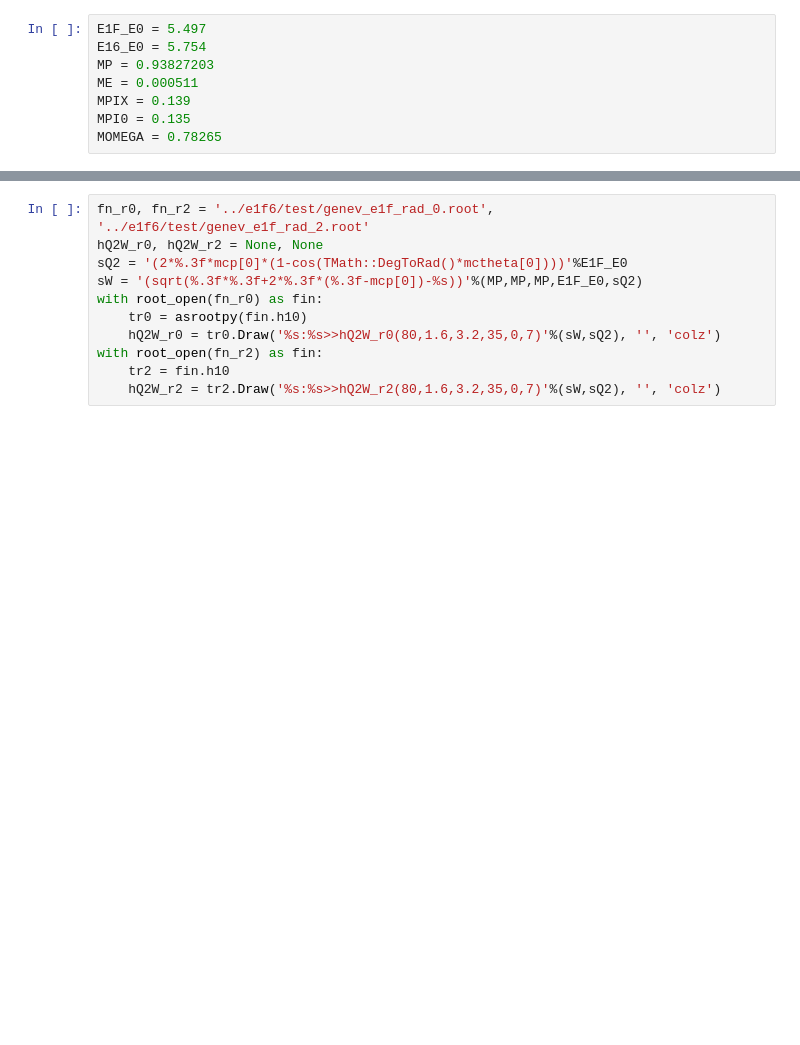
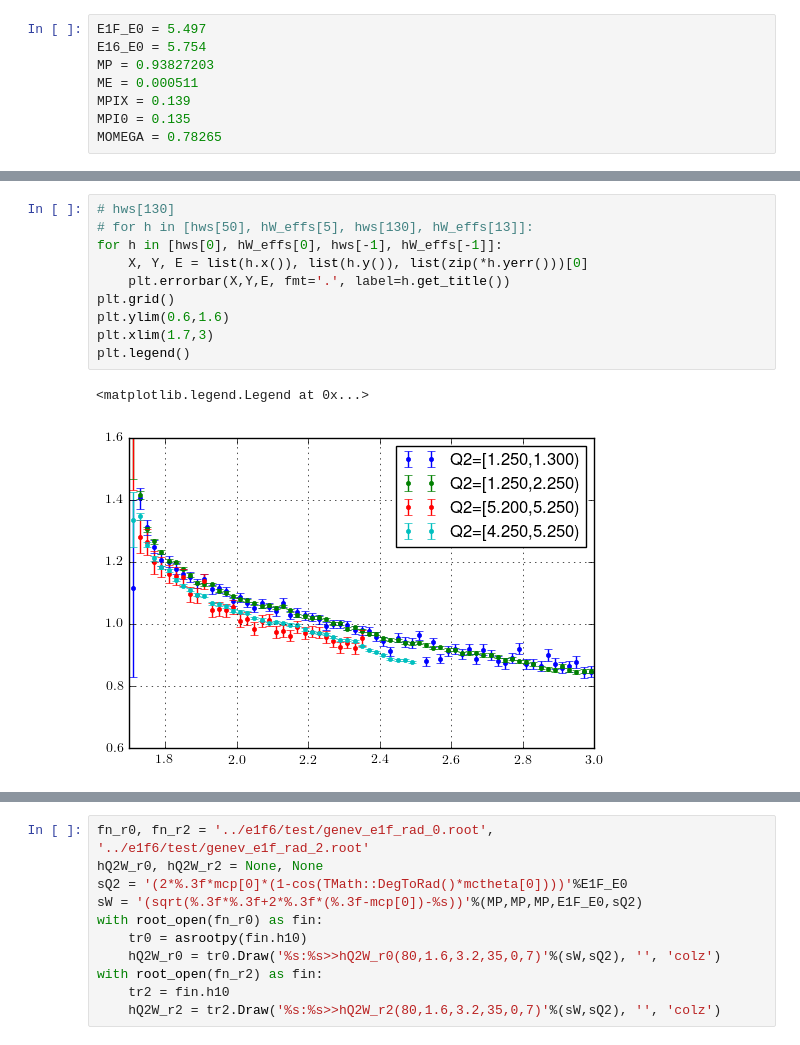
Before and after one commit to evan-phelps/phys-ana-omega, a Jupyter notebook: worksheets/radiative_corrections.ipynb, the cells around one changed output, grey strips where cells are left out. Drawn from its saved outputs; the diff is of its cells as text; blank space fills up the shorter version.

```diff
--- a/worksheets/radiative_corrections.ipynb
+++ b/worksheets/radiative_corrections.ipynb
@@ -22,0 +136,13 @@ MOMEGA = 0.78265
+# %%
+# hws[130]
+# for h in [hws[50], hW_effs[5], hws[130], hW_effs[13]]:
+for h in [hws[0], hW_effs[0], hws[-1], hW_effs[-1]]:
+    X, Y, E = list(h.x()), list(h.y()), list(zip(*h.yerr()))[0]
+    plt.errorbar(X,Y,E, fmt='.', label=h.get_title())
+plt.grid()
+plt.ylim(0.6,1.6)
+plt.xlim(1.7,3)
+plt.legend()
+# %% [output]
+<matplotlib.legend.Legend at 0x...>
+[figure, added]
```
Also changed, not shown: parts of 38 cells of this notebook, 1 other file.
